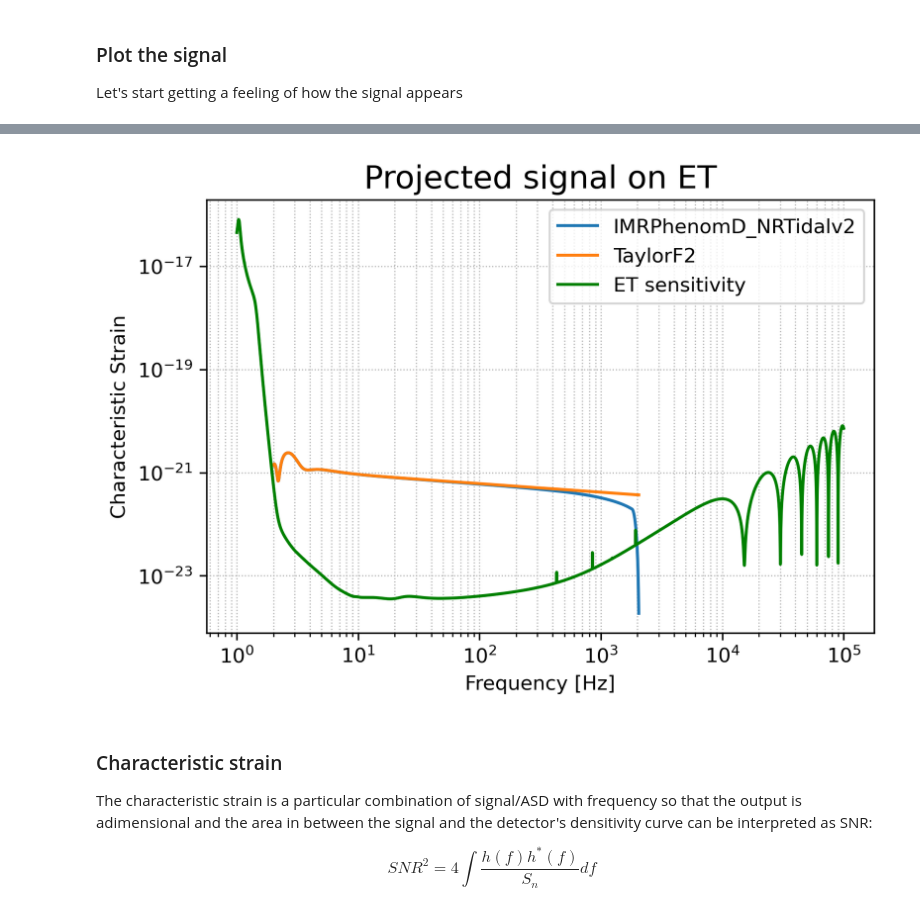
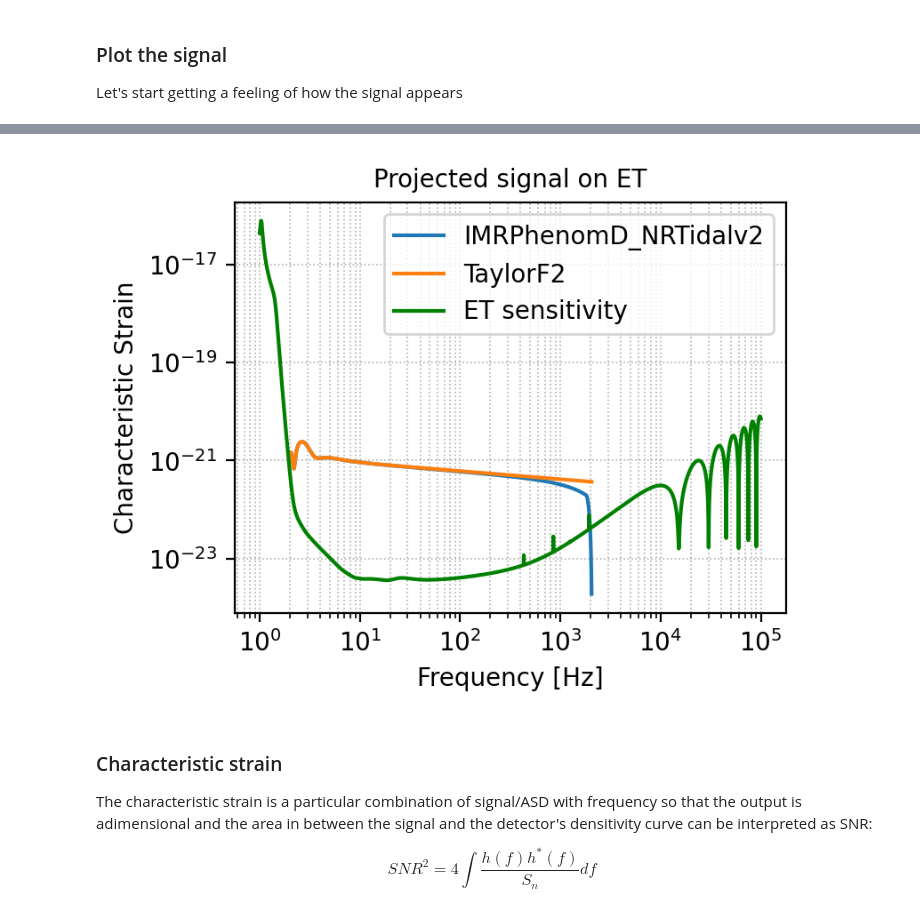
Before and after one commit to AndreaCozzumbo/acme_tutorials, a Jupyter notebook: gwfish_tutorial.ipynb, the cells around one changed output, grey strips where cells are left out. Saved outputs shown, nothing was run; the diff lists cells and outputs as text; code cells hidden in the pictures.

```diff
--- a/gwfish_tutorial.ipynb
+++ b/gwfish_tutorial.ipynb
@@ -214,11 +223,11 @@ from astropy.cosmology import Planck18
 matplotlib.rcParams.update({
     'font.size': 10,
     'axes.labelsize': 10,
-    'axes.titlesize': 16,
+    'axes.titlesize': 10,
     'xtick.labelsize': 10,
     'ytick.labelsize': 10,
     'legend.fontsize': 10,
-    'figure.titlesize': 14
+    'figure.titlesize': 10
 })
 # %% [markdown]
 ## Single Event Analysis: GW170817-like
@@ -314,20 +322,20 @@ plt.show()
 # %%
 # add the detector's sensitivity curve and plot the characteristic strain
 psd_data = gw.utilities.get_detector_psd(detector)
 # psd_data is a dictionary with the keys 'frequency' and 'psd'
 
-plt.figure(dpi=300)
+plt.figure(figsize=(4, 3), dpi=200)
 plt.loglog(frequency, 2 * frequency * np.abs(signal_1[:, 0]), label='%s' %waveform_model_1)
 plt.loglog(frequency, 2 * frequency * np.abs(signal_2[:, 0]), label='%s' %waveform_model_2)
 plt.loglog(psd_data[:, 0], np.sqrt(psd_data[:, 0] * psd_data[:, 1]), label='%s sensitivity' %detector, color='green')
 plt.legend()
 plt.xlabel('Frequency [Hz]')
 plt.ylabel('Characteristic Strain')
 plt.grid(linestyle='dotted', linewidth='0.6', which='both')
 plt.title('Projected signal on %s' %detector)
 plt.show()
 # %% [output]
-[figure, old version]
+[figure, new version]
 # %% [markdown]
 ### Characteristic strain
 The characteristic strain is a particular combination of signal/ASD with frequency so that the output is adimensional and the area in between the signal and the detector's densitivity curve can be interpreted as SNR:
```
Also changed, not shown: parts of 5 cells of this notebook.
